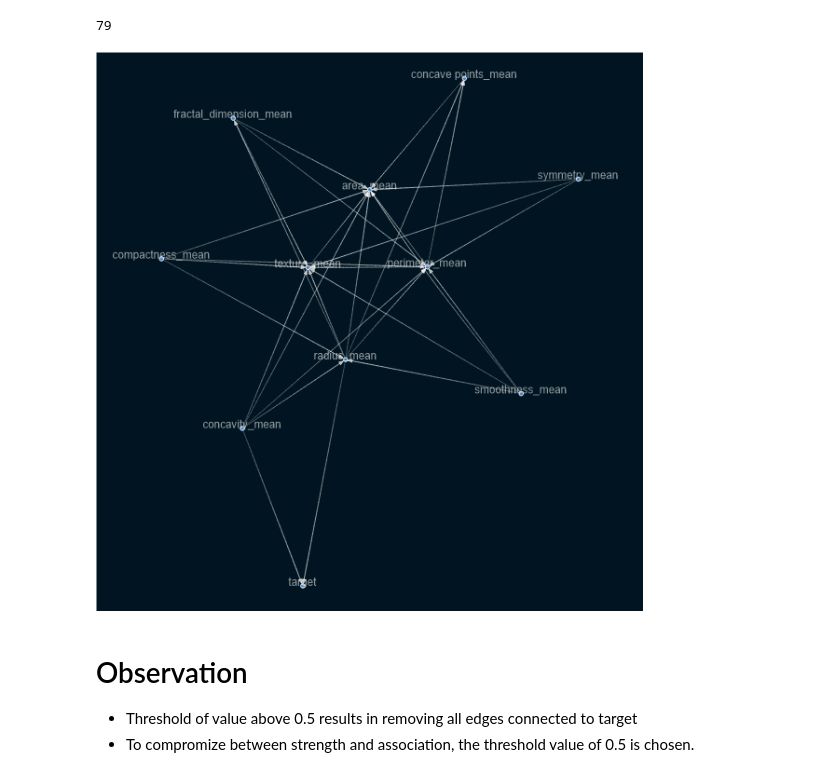
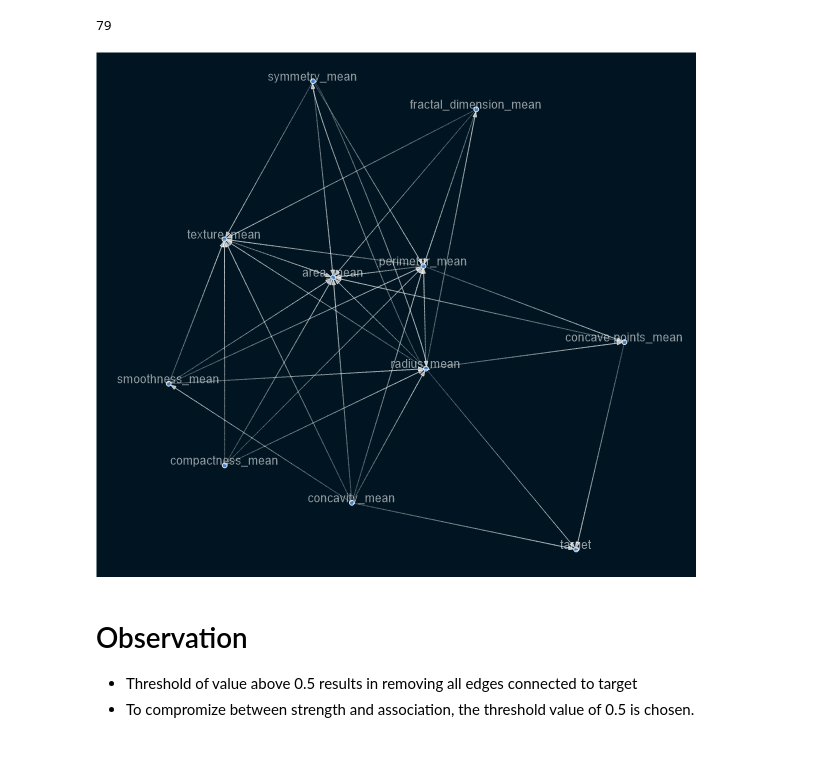
Before and after one commit to benbel376/causal_graph, a Jupyter notebook: notebooks/Causal_Inference.ipynb, the cells around one changed output. Saved outputs shown, nothing was run; the diff lists cells and outputs as text; code cells hidden in the pictures.

Commit message:
20% and ground truth compare

```diff
--- a/notebooks/Causal_Inference.ipynb
+++ b/notebooks/Causal_Inference.ipynb
@@ -327,9 +327,19 @@ def plot_graph(sm, th):
       all_edge_attributes=EDGE_STYLE.WEAK)
   return Image(viz.draw(format='png'))
 
-  def jac_index(a, b):
-    n = set(a).intersection(b)
-    return round(len(i) / (len(a) + len(b) - len(n)), 2)
+def jacc_index(sm1, sm2, th1, th2, formatted=True):
+  sm1_copy = copy.deepcopy(sm1)
+  sm2_copy = copy.deepcopy(sm2)
+  sm1_copy.remove_edges_below_threshold(th1)
+  sm2_copy.remove_edges_below_threshold(th2)
+  a = sm1_copy.edges
+  b = sm2_copy.edges
+  n = set(a).intersection(b)
+  sim = round(len(n) / (len(a) + len(b) - len(n)), 2)
+  if(formatted):
+    return f"The similarity index: {sim}"
+  else:
+    return sim
 # %%
 ground_truth = from_pandas(train_df, tabu_parent_nodes=["target"])
 # %%
@@ -340,9 +350,9 @@ sm40 = from_pandas(train_40, tabu_parent_nodes=["target"])
 sm60 = from_pandas(train_60, tabu_parent_nodes=["target"])
 sm80 = from_pandas(train_80, tabu_parent_nodes=["target"])
 # %%
-plot_graph(ground_truth, 0.5)
+plot_graph(ground_truth, 0.3)
 # %% [output]
-[figure, old version]
+[figure, new version]
 # %% [markdown]
 # Observation
 - Threshold of value above 0.5 results in removing all edges connected to target
```
Also changed, not shown: parts of 2 cells of this notebook.
